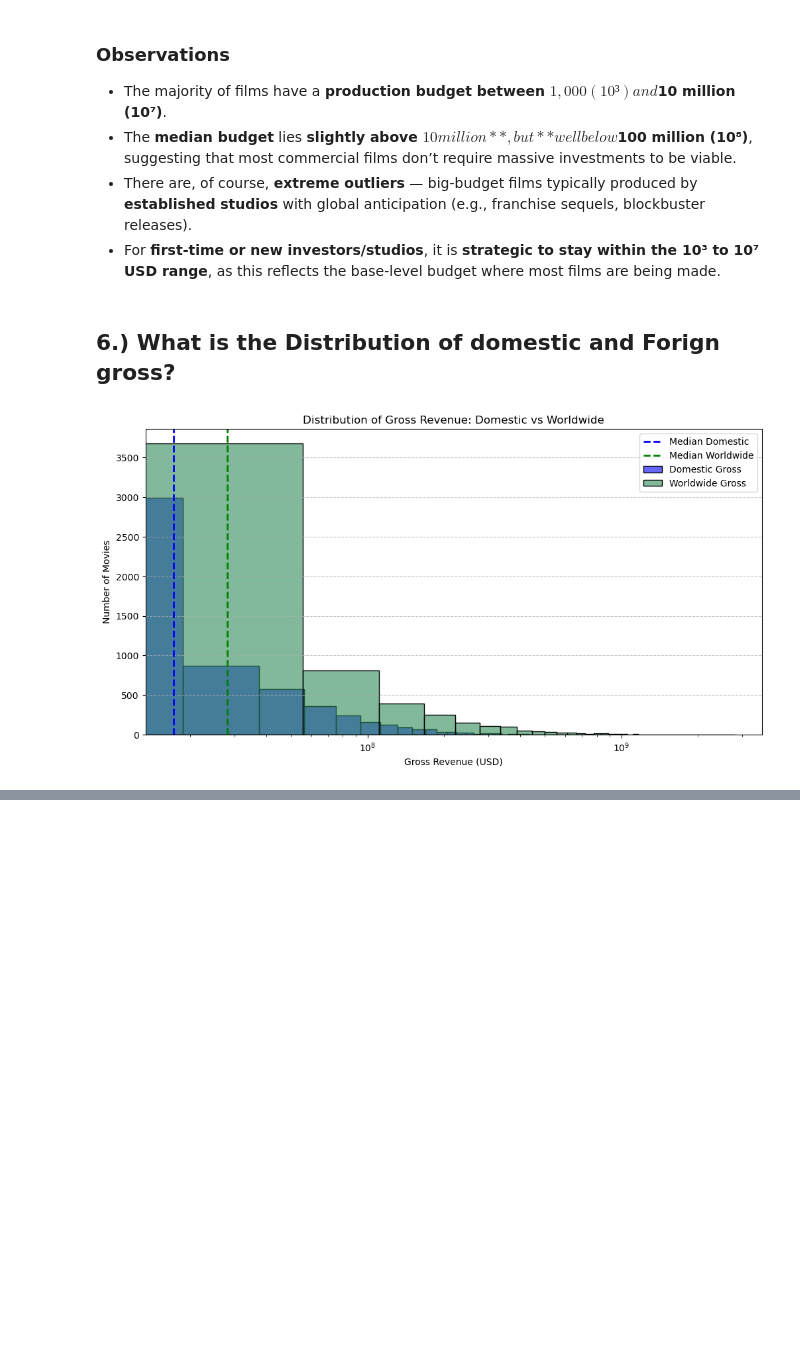
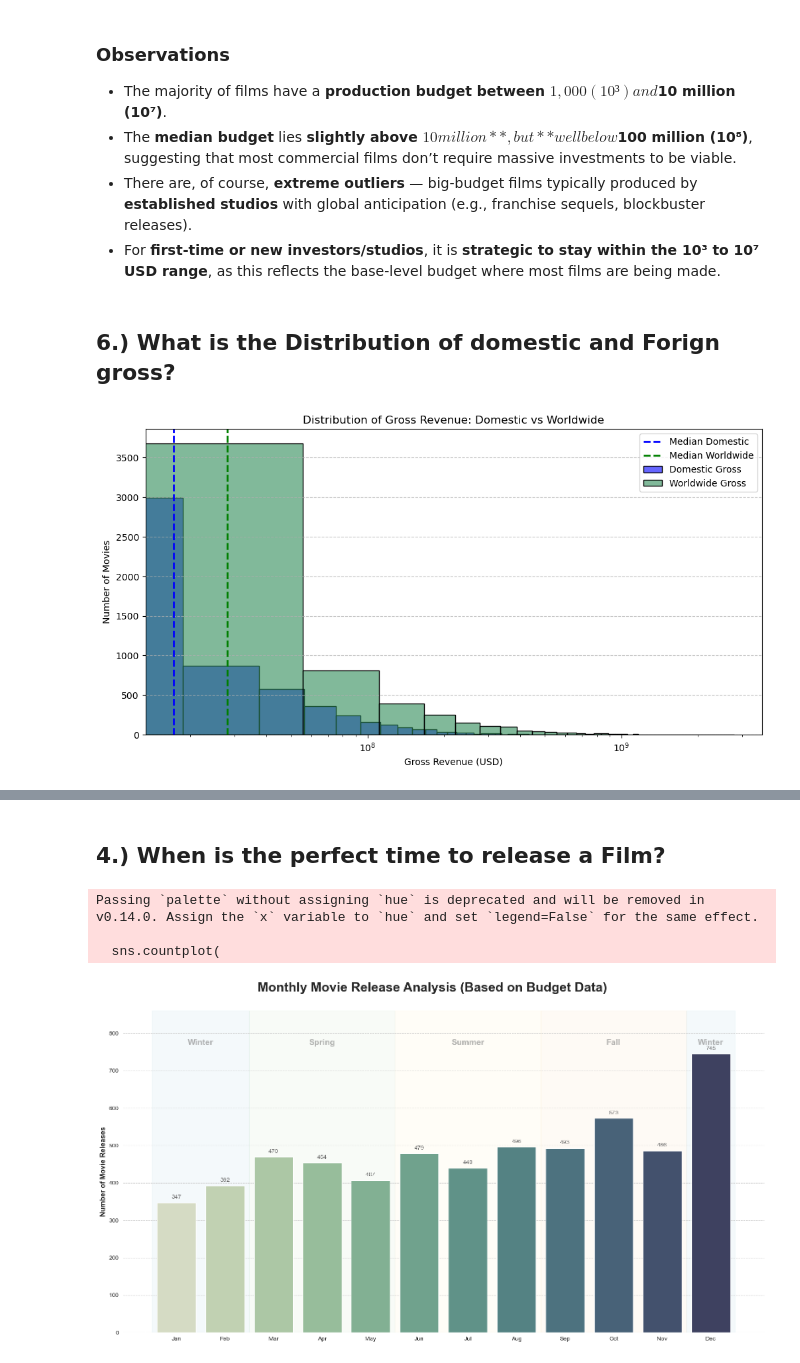
Before and after one commit to Arasirwa/stunning-computing-machine, a Jupyter notebook: notebooks/movie_analysis.ipynb, the cells around one changed output, grey strips where cells are left out. Drawn from its saved outputs; the diff is of its cells as text; code cells hidden in the pictures; blank space fills up the shorter version.

Commit message:
bivariate-analysis

```diff
--- a/notebooks/movie_analysis.ipynb
+++ b/notebooks/movie_analysis.ipynb
@@ -1305,0 +1454,80 @@ This makes sense when we consider:
+# %% [markdown]
+## 4.) When is the perfect time to release a Film?
+# %%
+
+budget_df['release_date'] = pd.to_datetime(budget_df['release_date'], errors='coerce')
+budget_df['release_month'] = budget_df['release_date'].dt.month
+
+sns.set_style("whitegrid", {'grid.linestyle': '--'})
+fig, ax = plt.subplots(figsize=(16, 9))
+
+palette = sns.cubehelix_palette(n_colors=12, start=.5, rot=-.75, light=0.85, dark=0.25)
+
+sns.countplot(
+    data=budget_df,
+    x='release_month',
+    order=range(1, 13),
+    palette=palette,
+    ax=ax
+)
+
+# Labels & formatting
+fig.suptitle('Monthly Movie Release Analysis (Based on Budget Data)', fontsize=22, fontweight='bold', y=0.96)
+ax.set_xlabel(None)
+ax.set_ylabel('Number of Movie Releases', fontsize=12, fontweight='bold')
+ax.set_xticklabels(
+    ['Jan', 'Feb', 'Mar', 'Apr', 'May', 'Jun',
+     'Jul', 'Aug', 'Sep', 'Oct', 'Nov', 'Dec']
+)
+
+for p in ax.patches:
+    ax.annotate(
+        f'{int(p.get_height())}',
+        (p.get_x() + p.get_width() / 2., p.get_height()),
+        ha='center', va='center',
+        xytext=(0, 9),
+        textcoords='offset points',
+        fontsize=10,
+        color='dimgray'
+    )
+
+ax.set_ylim(0, ax.get_ylim()[1] * 1.1)
+
+
+season_spans = {
+    'Winter_start': (-0.5, 1.5),
+    'Spring':       (1.5, 4.5),
+    'Summer':       (4.5, 7.5),
+    'Fall':         (7.5, 10.5),
+    'Winter_end':   (10.5, 11.5)
+}
+
+season_labels = {
+    'Winter_start': 'Winter',
+    'Spring': 'Spring',
+    'Summer': 'Summer',
+    'Fall': 'Fall',
+    'Winter_end': 'Winter'
+}
+
+span_colors = ['#a9d6e520', '#c9e4c520', '#fff4c220', '#f8dcb620', '#a9d6e520']  # repeat Winter color
+
+for color, (season_key, (start, end)) in zip(span_colors, season_spans.items()):
+    ax.axvspan(start, end, color=color, zorder=0)
+    ax.text(
+        (start + end) / 2,
+        ax.get_ylim()[1] * 0.9,
+        season_labels[season_key],
+        ha='center', va='center',
+        fontsize=14, fontweight='bold',
+        color='gray', alpha=0.6
+    )
+
+sns.despine(left=True, bottom=True)
+plt.tight_layout(rect=[0, 0, 1, 0.95])
+plt.show()
+# %% [output]
+Passing `palette` without assigning `hue` is deprecated and will be removed in v0.14.0. Assign the `x` variable to `hue` and set `legend=False` for the same effect.
+
+  sns.countplot(
+[figure, added]
```
Also changed, not shown: parts of 35 cells of this notebook.
